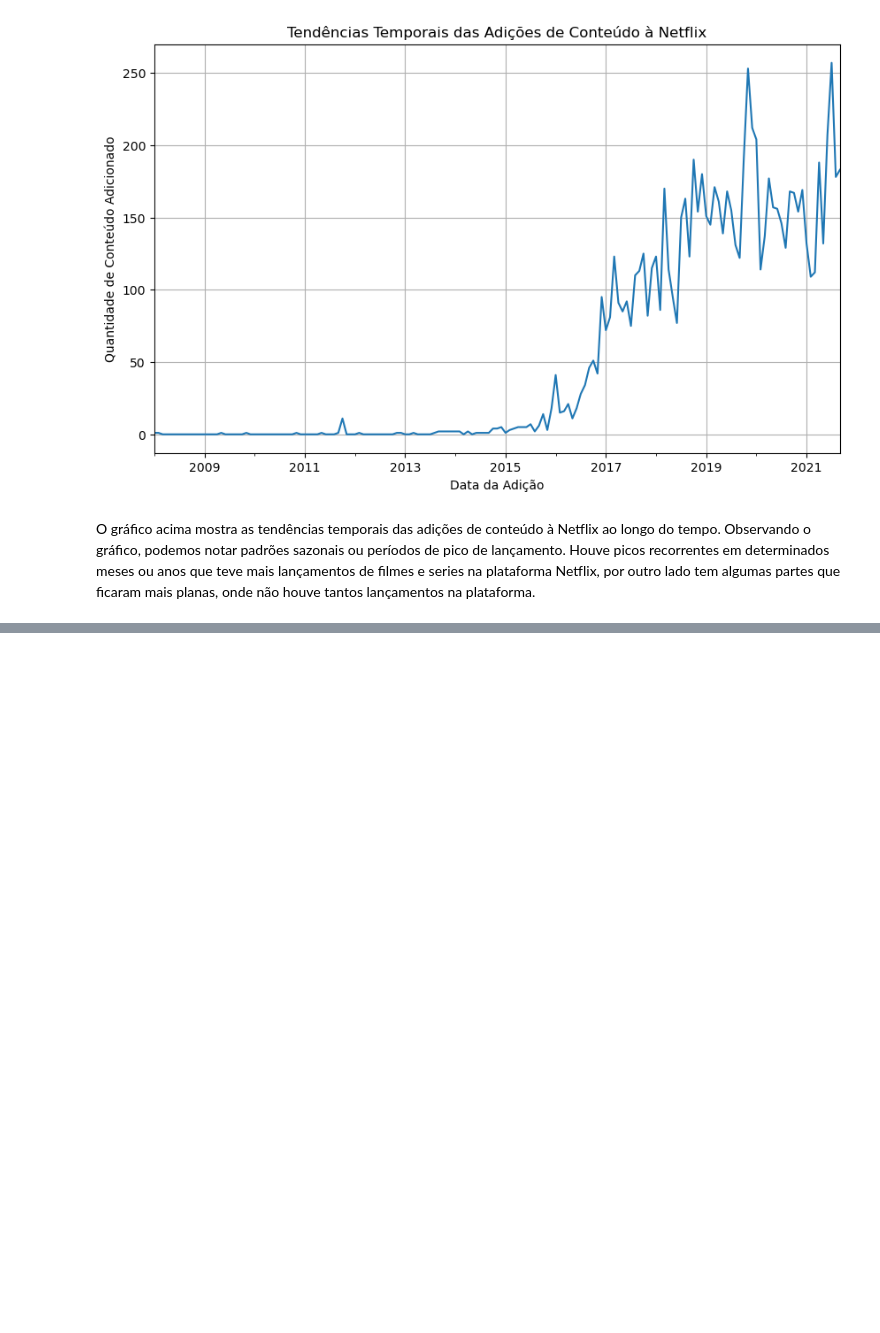
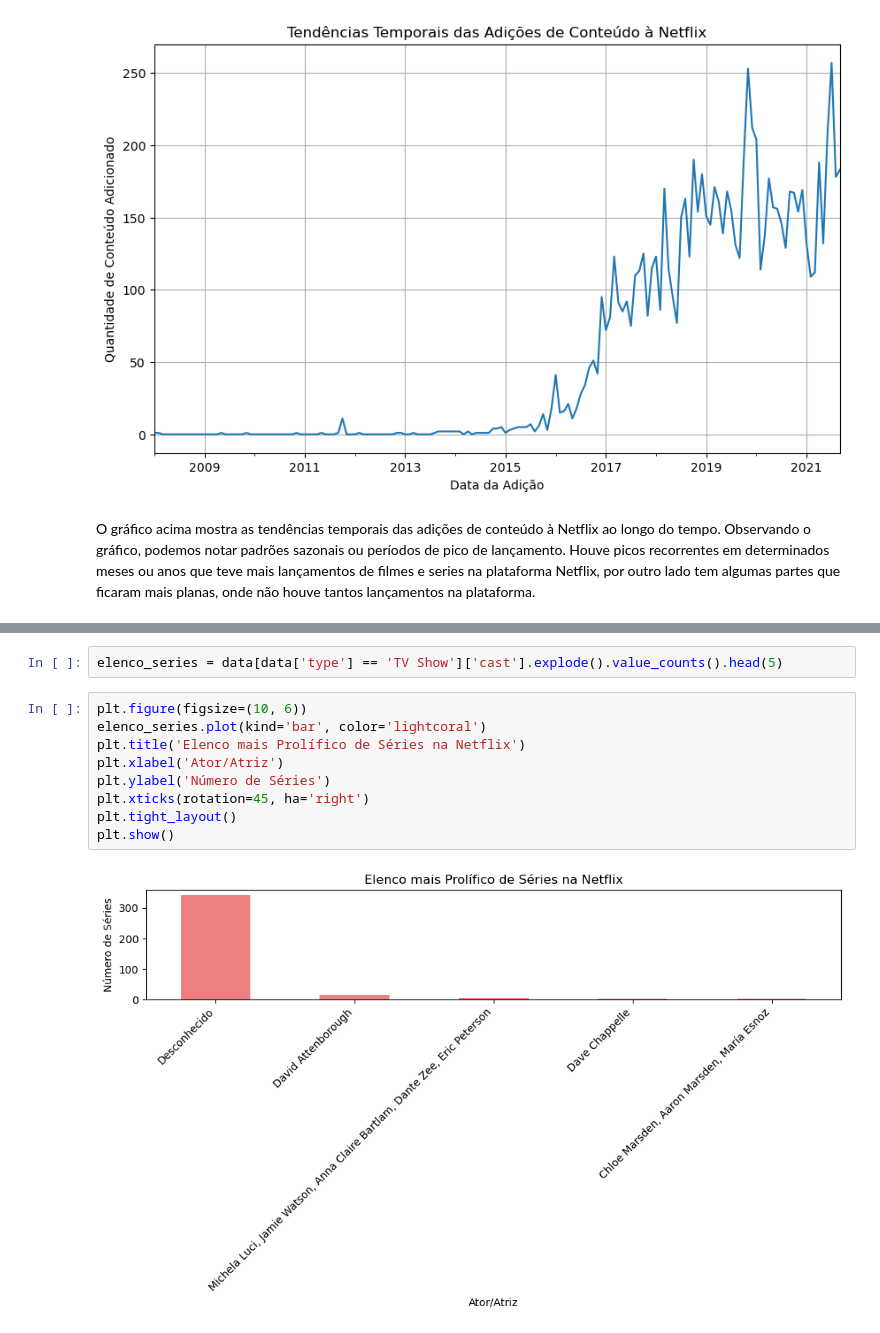
Before and after one commit to IamEmerson/analiseNetflix, a Jupyter notebook: netflix.ipynb, the cells around one changed output, grey strips where cells are left out. Drawn from its saved outputs; the diff is of its cells as text; blank space fills up the shorter version.

```diff
--- a/netflix.ipynb
+++ b/netflix.ipynb
@@ -100,0 +140,13 @@ Observando o gráfico, podemos notar padrões sazonais ou períodos de pico de l
+# %%
+elenco_series = data[data['type'] == 'TV Show']['cast'].explode().value_counts().head(5)
+# %%
+plt.figure(figsize=(10, 6))
+elenco_series.plot(kind='bar', color='lightcoral')
+plt.title('Elenco mais Prolífico de Séries na Netflix')
+plt.xlabel('Ator/Atriz')
+plt.ylabel('Número de Séries')
+plt.xticks(rotation=45, ha='right')
+plt.tight_layout()
+plt.show()
+# %% [output]
+[figure, added]
```
Also changed, not shown: parts of 6 cells of this notebook.
